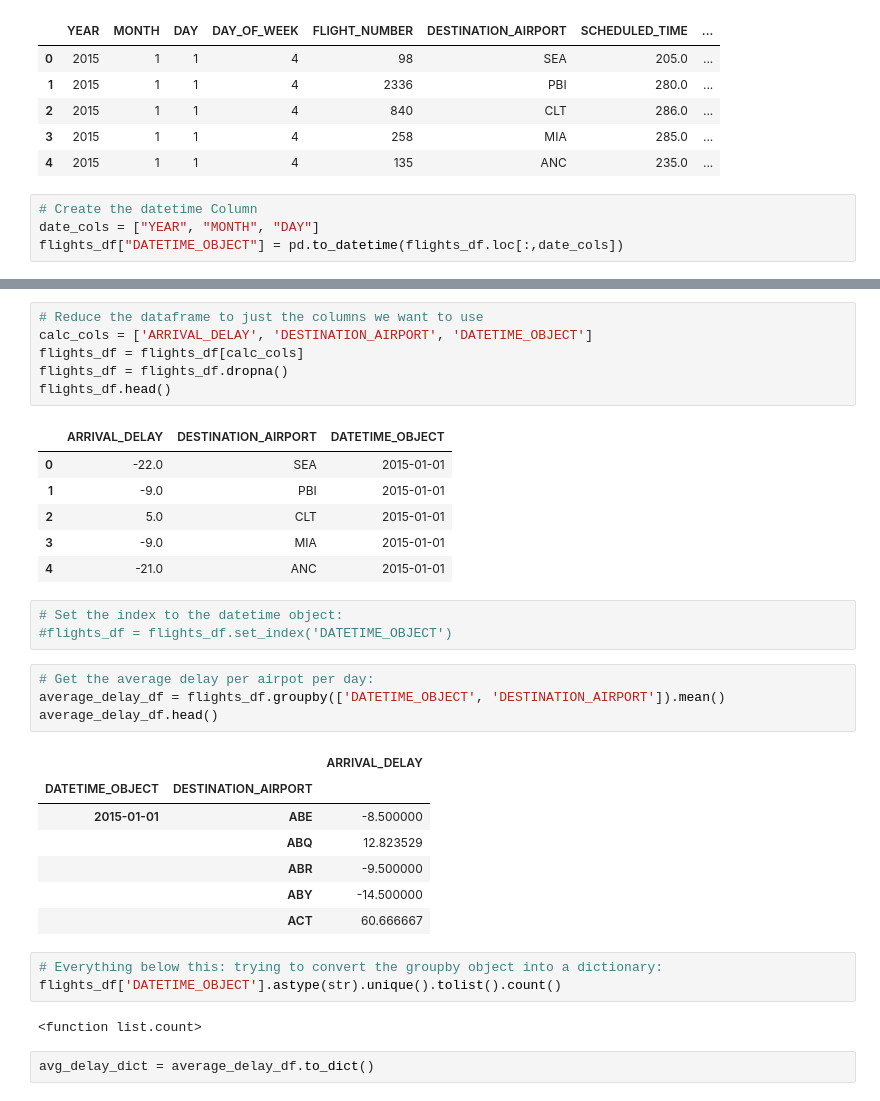
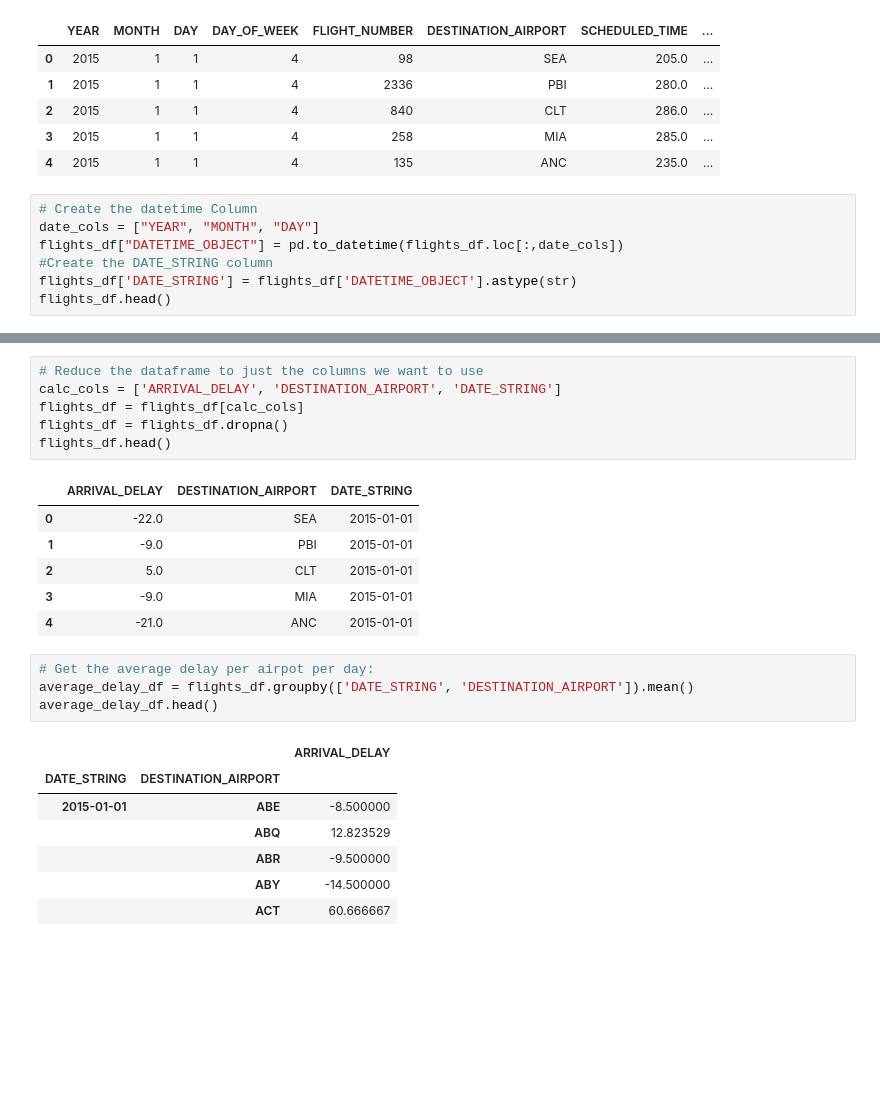
Before and after one commit to totopi/Travel-Informers, a Jupyter notebook: FlightStats.ipynb, the cells around one changed output, grey strips where cells are left out. Saved outputs shown, nothing was run; the diff lists cells and outputs as text; blank space fills up the shorter version.

```diff
--- a/FlightStats.ipynb
+++ b/FlightStats.ipynb
@@ -18,3 +18,6 @@ flights_df.head()
 # Create the datetime Column
 date_cols = ["YEAR", "MONTH", "DAY"]
 flights_df["DATETIME_OBJECT"] = pd.to_datetime(flights_df.loc[:,date_cols])
+#Create the DATE_STRING column
+flights_df['DATE_STRING'] = flights_df['DATETIME_OBJECT'].astype(str)
+flights_df.head()
@@ -21,35 +31,25 @@ flights_df["DATETIME_OBJECT"] = pd.to_datetime(flights_df.loc[:,date_cols])
 # %%
 # Reduce the dataframe to just the columns we want to use
-calc_cols = ['ARRIVAL_DELAY', 'DESTINATION_AIRPORT', 'DATETIME_OBJECT']
+calc_cols = ['ARRIVAL_DELAY', 'DESTINATION_AIRPORT', 'DATE_STRING']
 flights_df = flights_df[calc_cols]
 flights_df = flights_df.dropna()
 flights_df.head()
 # %% [output]
-|  | ARRIVAL_DELAY | DESTINATION_AIRPORT | DATETIME_OBJECT |
+|  | ARRIVAL_DELAY | DESTINATION_AIRPORT | DATE_STRING |
 | 0 | -22.0 | SEA | 2015-01-01 |
 | 1 | -9.0 | PBI | 2015-01-01 |
 | 2 | 5.0 | CLT | 2015-01-01 |
 | 3 | -9.0 | MIA | 2015-01-01 |
 | 4 | -21.0 | ANC | 2015-01-01 |
-# %%
-# Set the index to the datetime object:
-#flights_df = flights_df.set_index('DATETIME_OBJECT')
 # %%
 # Get the average delay per airpot per day:
-average_delay_df = flights_df.groupby(['DATETIME_OBJECT', 'DESTINATION_AIRPORT']).mean()
+average_delay_df = flights_df.groupby(['DATE_STRING', 'DESTINATION_AIRPORT']).mean()
 average_delay_df.head()
 # %% [output]
 |  |  | ARRIVAL_DELAY |
-| DATETIME_OBJECT | DESTINATION_AIRPORT |  |
+| DATE_STRING | DESTINATION_AIRPORT |  |
 | 2015-01-01 | ABE | -8.500000 |
 |  | ABQ | 12.823529 |
 |  | ABR | -9.500000 |
 |  | ABY | -14.500000 |
 |  | ACT | 60.666667 |
-# %%
-# Everything below this: trying to convert the groupby object into a dictionary:
-flights_df['DATETIME_OBJECT'].astype(str).unique().tolist().count()
-# %% [output]
-<function list.count>
-# %%
-avg_delay_dict = average_delay_df.to_dict()
```
Also changed, not shown: parts of 5 cells of this notebook, 5 other files.
